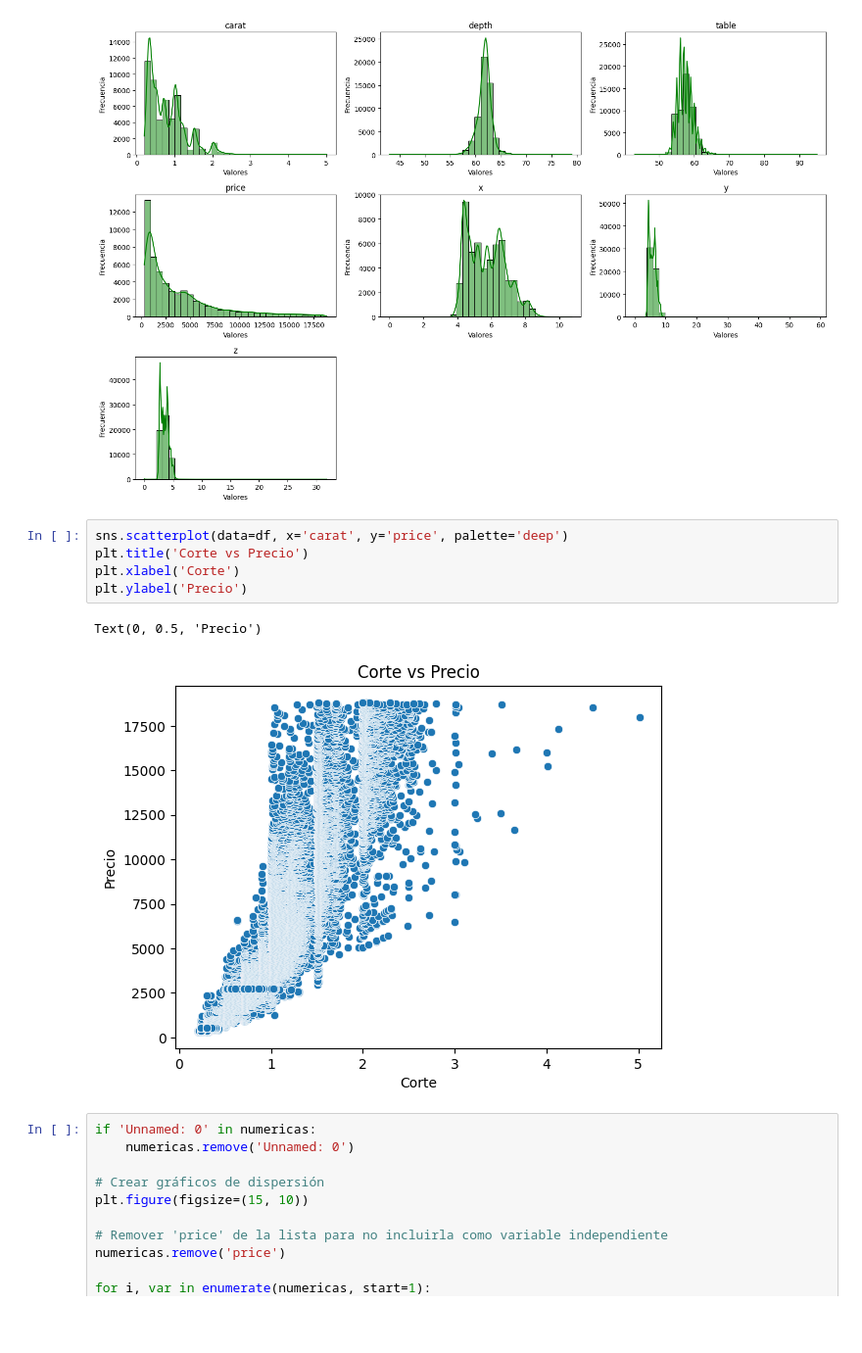
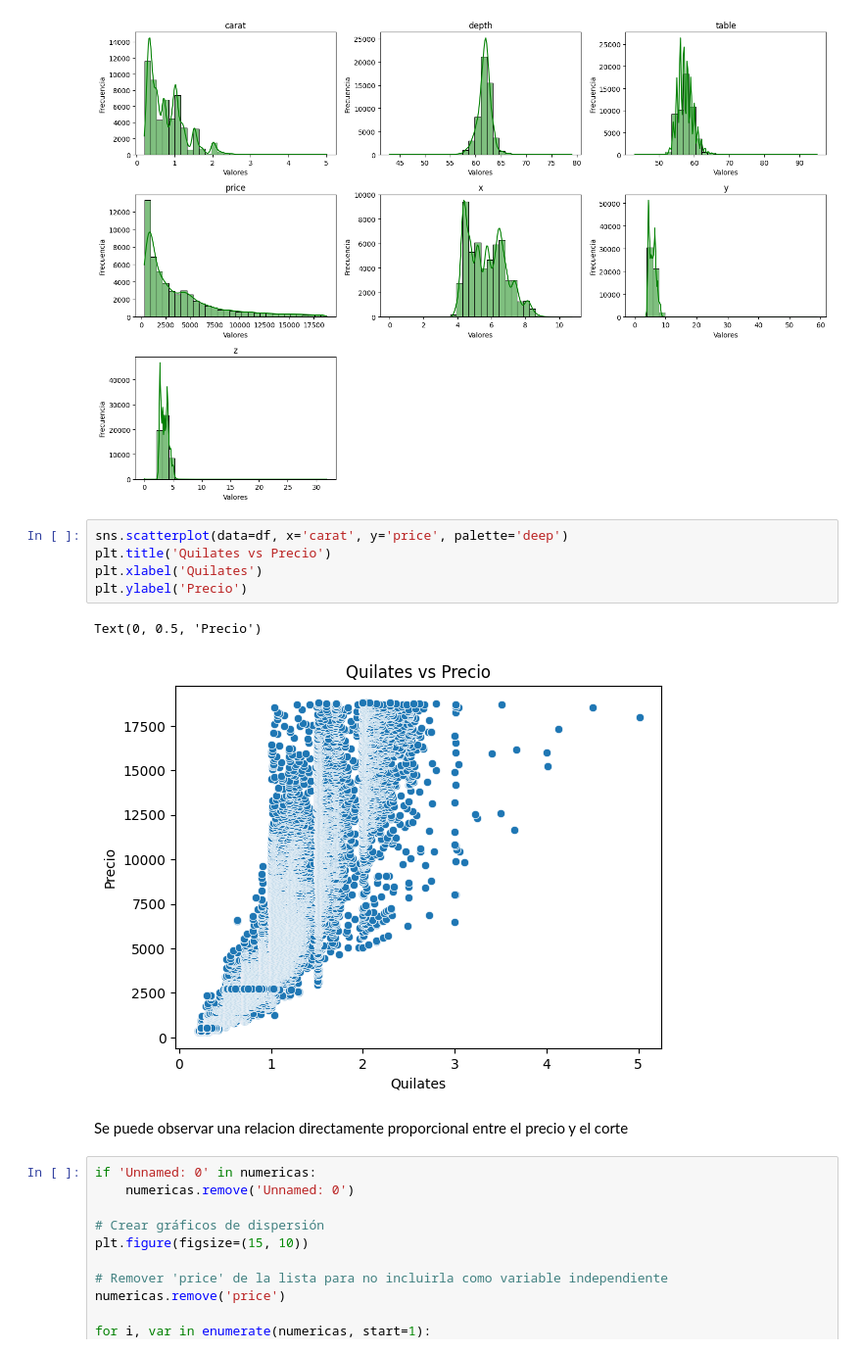
Before and after one commit to ds-fernando/Diamonds-Price, a Jupyter notebook: notebooks/1_EDA.ipynb, the cells around one changed output. Shown at 98% size. Cells and saved outputs as stored; diff of their text form; blank space fills up the shorter version.

```diff
--- a/notebooks/Limpieza.ipynb
+++ b/notebooks/1_EDA.ipynb
@@ -162,12 +160,14 @@ plt.show()
 [figure]
 # %%
 sns.scatterplot(data=df, x='carat', y='price', palette='deep')
-plt.title('Corte vs Precio')
-plt.xlabel('Corte')
+plt.title('Quilates vs Precio')
+plt.xlabel('Quilates')
 plt.ylabel('Precio')
 # %% [output]
 Text(0, 0.5, 'Precio')
-[figure, old version]
+[figure, new version]
+# %% [markdown]
+Se puede observar una relacion directamente proporcional entre el precio y el corte
 # %%
 if 'Unnamed: 0' in numericas:
     numericas.remove('Unnamed: 0')
```
Also changed, not shown: parts of 13 cells of this notebook, 2 other files.
